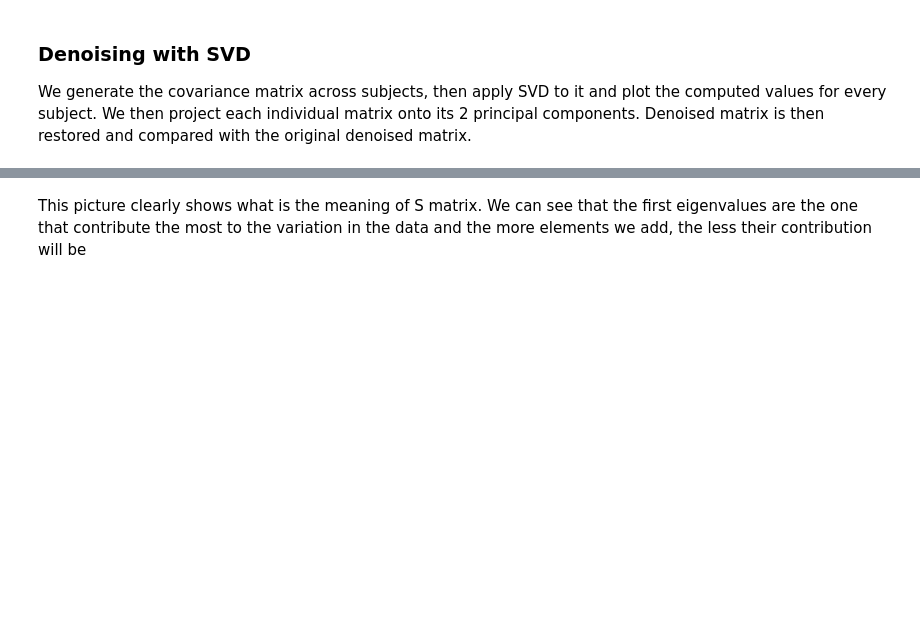
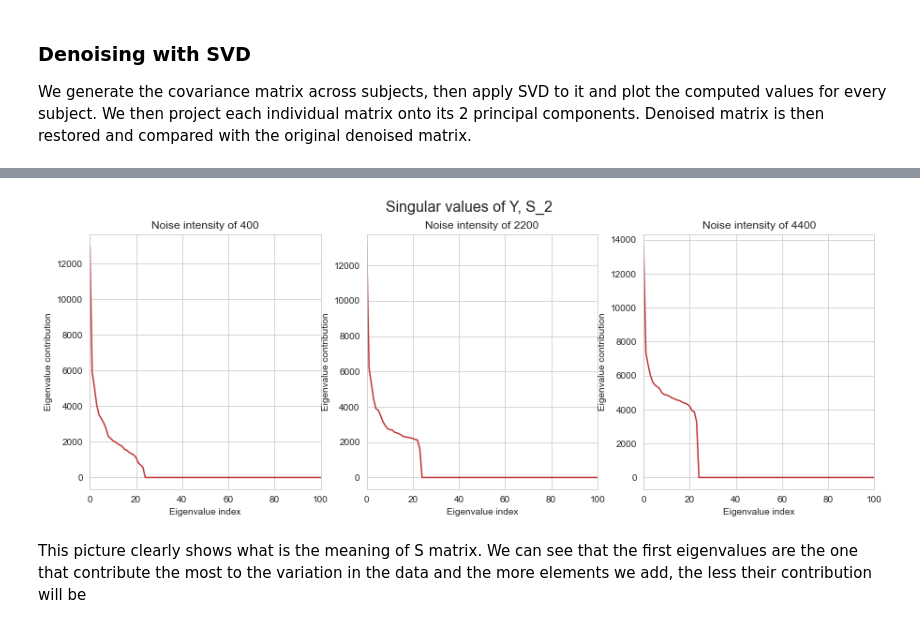
Before and after one commit to ludekcizinsky/fMRI-dimensionality-reduction, a Jupyter notebook: run.ipynb, the cells around one changed output, grey strips where cells are left out. Cells and saved outputs as stored; diff of their text form; code cells hidden in the pictures; blank space fills up the shorter version.

Commit message:
focus on first 100 components

```diff
--- a/run.ipynb
+++ b/run.ipynb
@@ -323,3 +327,33 @@ plt.show()
+# %%
+fig, (ax1, ax2, ax3) = plt.subplots(1, 3, figsize=(15, 5))
+
+ax1.plot(S1)
+ax1.set_title('Noise intensity of 400')
+ax1.set_xlabel('Eigenvalue index')
+ax1.set_ylabel('Eigenvalue contribution')
+ax1.grid(True)
+ax1.set_xlim(0, 100)  # Limit x-axis to the first 100 values
+
+ax2.plot(S2)
+ax2.set_title('Noise intensity of 2200')
+ax2.set_xlabel('Eigenvalue index')
+ax2.set_ylabel('Eigenvalue contribution')
+ax2.grid(True)
+ax2.set_xlim(0, 100)  # Limit x-axis to the first 100 values
+
+ax3.plot(S3)
+ax3.set_title('Noise intensity of 4400')
+ax3.set_xlabel('Eigenvalue index')
+ax3.set_ylabel('Eigenvalue contribution')
+ax3.grid(True)
+ax3.set_xlim(0, 100)  # Limit x-axis to the first 100 values
+
+# Overall title for the panel of figures
+fig.suptitle('Singular values of Y, S_2', fontsize=16)
+
+plt.show()
+# %% [output]
+[figure, added]
 # %% [markdown]
 This picture clearly shows what is the meaning of S matrix. We can see that the first eigenvalues are the one that contribute the most to the variation in the data and the more elements we add, the less their contribution will be
 # %%
```
Also changed, not shown: parts of 2 cells of this notebook.
